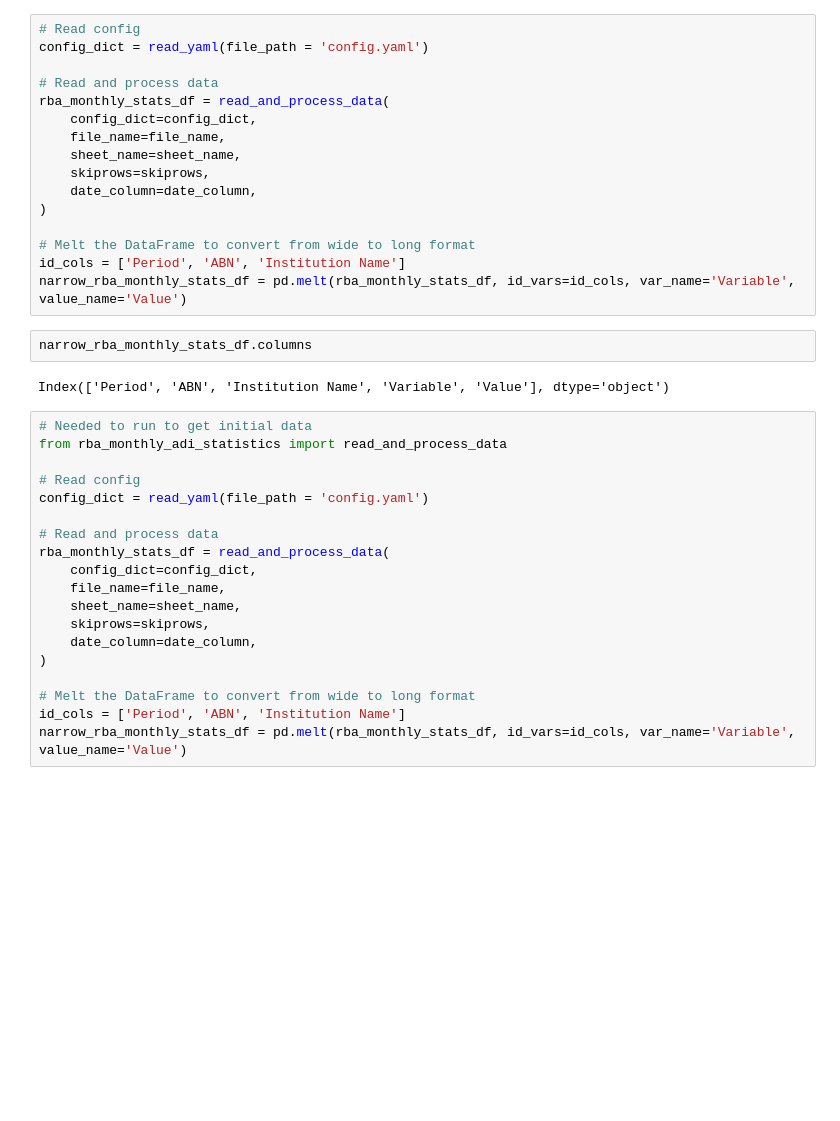
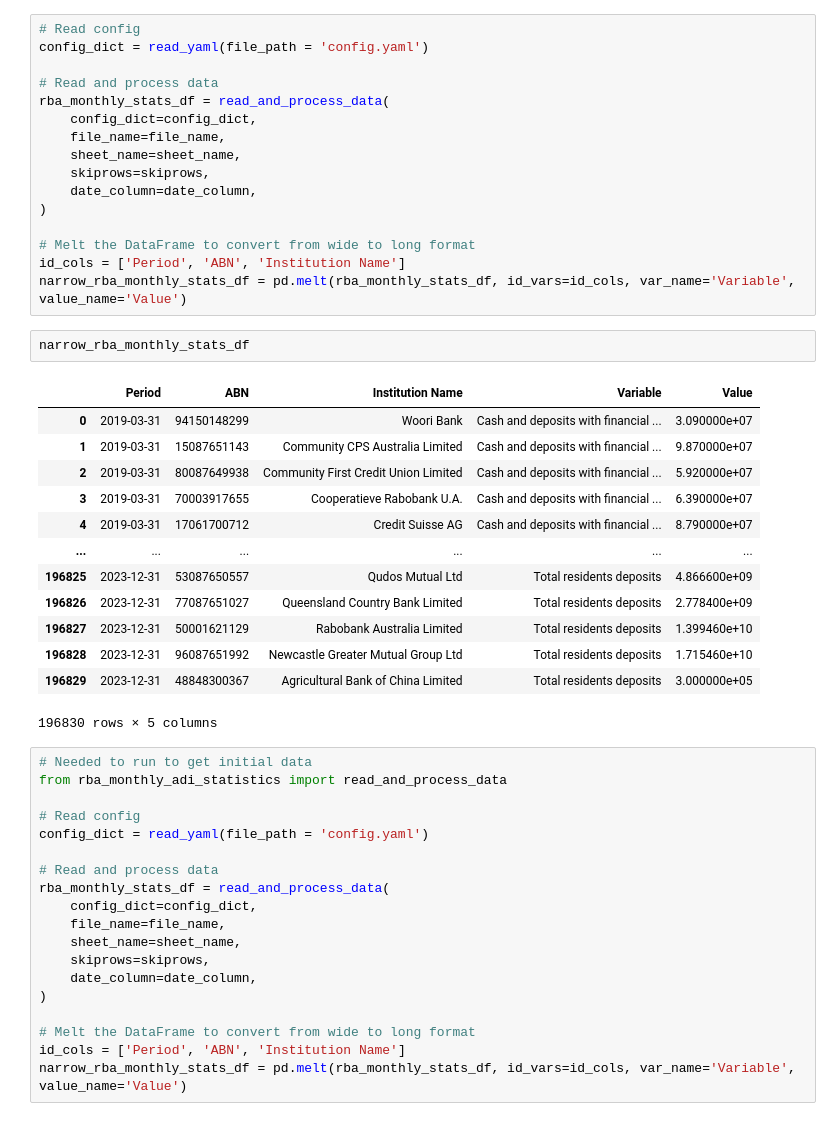
Before and after one commit to tyefraser/rba_monthly_adi_statistics_excel, a Jupyter notebook: rba_monthly_adi_statistics.ipynb, the cells around one changed output. Drawn from its saved outputs; the diff is of its cells as text; blank space fills up the shorter version.

```diff
--- a/rba_monthly_adi_statistics.ipynb
+++ b/rba_monthly_adi_statistics.ipynb
@@ -72,9 +81,21 @@ rba_monthly_stats_df = read_and_process_data(
 id_cols = ['Period', 'ABN', 'Institution Name']
 narrow_rba_monthly_stats_df = pd.melt(rba_monthly_stats_df, id_vars=id_cols, var_name='Variable', value_name='Value')
 # %%
-narrow_rba_monthly_stats_df.columns
+narrow_rba_monthly_stats_df
 # %% [output]
+|  | Period | ABN | Institution Name | Variable | Value |
+| 0 | 2019-03-31 | 94150148299 | Woori Bank | Cash and deposits with financial ... | 3.090000e+07 |
+| 1 | 2019-03-31 | 15087651143 | Community CPS Australia Limited | Cash and deposits with financial ... | 9.870000e+07 |
+| 2 | 2019-03-31 | 80087649938 | Community First Credit Union Limited | Cash and deposits with financial ... | 5.920000e+07 |
+| 3 | 2019-03-31 | 70003917655 | Cooperatieve Rabobank U.A. | Cash and deposits with financial ... | 6.390000e+07 |
+| 4 | 2019-03-31 | 17061700712 | Credit Suisse AG | Cash and deposits with financial ... | 8.790000e+07 |
+| ... | ... | ... | ... | ... | ... |
+| 196825 | 2023-12-31 | 53087650557 | Qudos Mutual Ltd | Total residents deposits | 4.866600e+09 |
+| 196826 | 2023-12-31 | 77087651027 | Queensland Country Bank Limited | Total residents deposits | 2.778400e+09 |
+| 196827 | 2023-12-31 | 50001621129 | Rabobank Australia Limited | Total residents deposits | 1.399460e+10 |
+| 196828 | 2023-12-31 | 96087651992 | Newcastle Greater Mutual Group Ltd | Total residents deposits | 1.715460e+10 |
+| 196829 | 2023-12-31 | 48848300367 | Agricultural Bank of China Limited | Total residents deposits | 3.000000e+05 |
-Index(['Period', 'ABN', 'Institution Name', 'Variable', 'Value'], dtype='object')
+196830 rows × 5 columns
 # %%
 # Needed to run to get initial data
 from rba_monthly_adi_statistics import read_and_process_data
```
Also changed, not shown: parts of 20 cells of this notebook, 11 other files.
